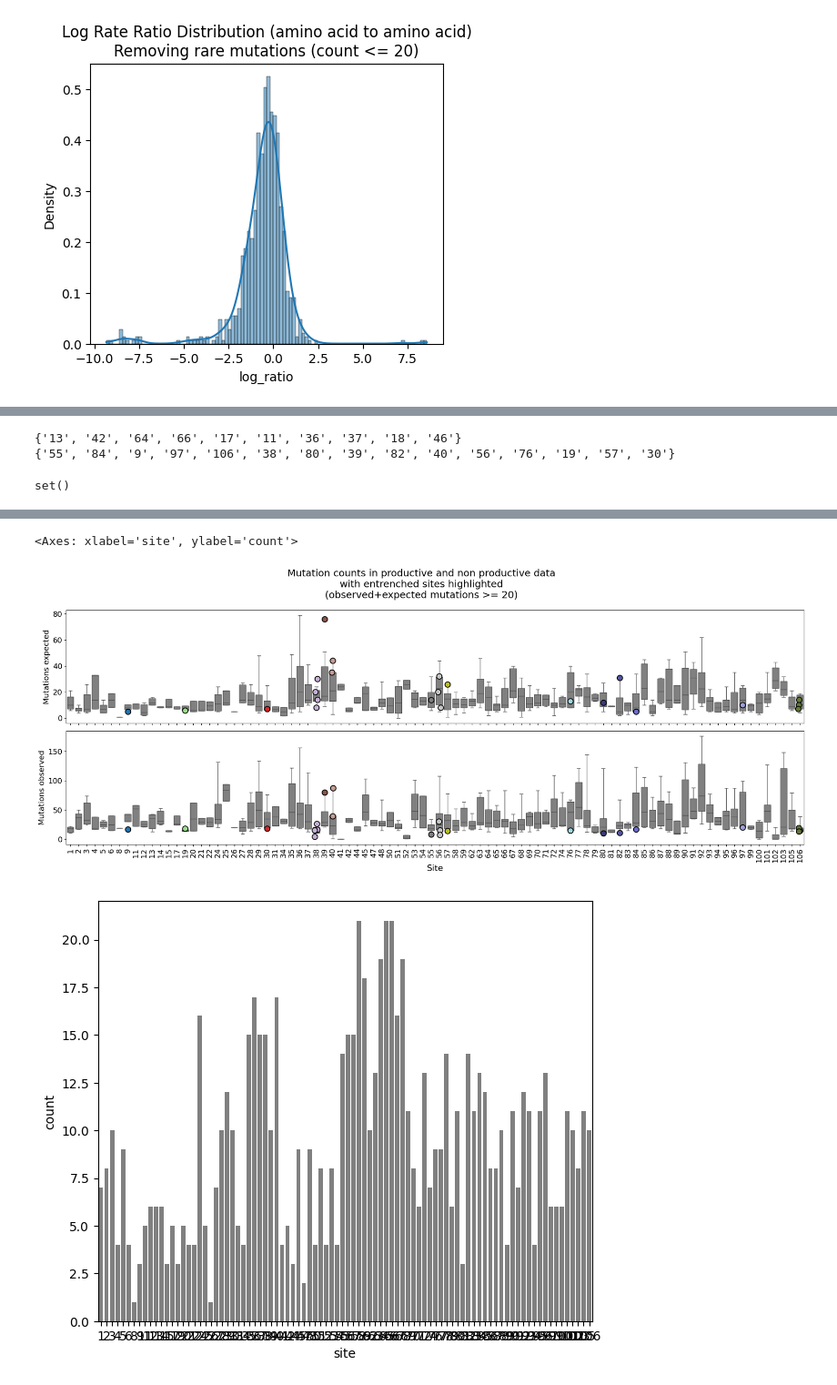
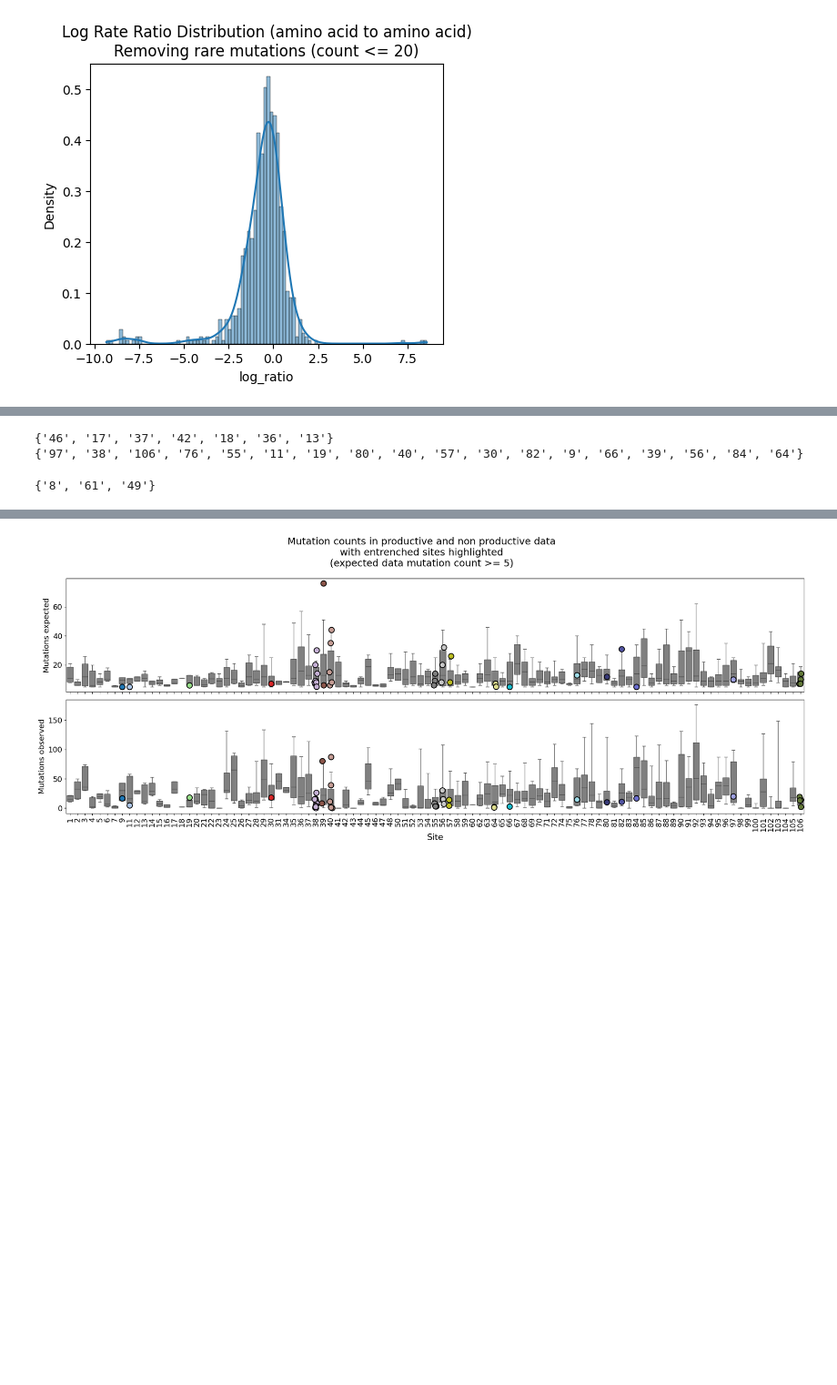
Before and after one commit to matsengrp/dasm-epistasis-experiments, a Jupyter notebook: rates_analysis_productive_non_productive_fix.ipynb, the cells around one changed output, grey strips where cells are left out. Shown at 91% size. Drawn from its saved outputs; the diff is of its cells as text; code cells hidden in the pictures; blank space fills up the shorter version.

```diff
--- a/rates_analysis_productive_non_productive_fix.ipynb
+++ b/rates_analysis_productive_non_productive_fix.ipynb
@@ -1216,6 +1206,6 @@ sns.countplot(compare_dasm_rates,
 # %%
 entrenched_sites_test = entrenched_compare_rates_dasm.site.drop_duplicates().sort_values().tolist()
-entrenched_sites_that_pass_filter_test = entrenched_compare_rates_dasm[entrenched_compare_rates_dasm.mutation_acquired_expected + entrenched_compare_rates_dasm.mutation_acquired_observed >= 20].site.drop_duplicates().sort_values()
+entrenched_sites_that_pass_filter_test = entrenched_compare_rates_dasm[(entrenched_compare_rates_dasm.mutation_acquired_expected >= 5) & (entrenched_compare_rates_dasm['mutcount_length_observed'] >= entrenched_compare_rates_dasm['mutcount_length_expected'])].site.drop_duplicates().sort_values()
 
 # find all sites that exist in entrenched_sites_test but not in entrenched_sites_that_pass_filter_test
 print(set(entrenched_sites_test) - set(entrenched_sites_that_pass_filter_test))
@@ -1223,18 +1213,18 @@ print(set(entrenched_sites_test) - set(entrenched_sites_that_pass_filter_test))
 # find all sites that exist in entrenched_sites_test and in entrenched_sites_that_pass_filter_test
 print(set(entrenched_sites_test) & set(entrenched_sites_that_pass_filter_test))
 # %% [output]
-{'13', '42', '64', '66', '17', '11', '36', '37', '18', '46'}
-{'55', '84', '9', '97', '106', '38', '80', '39', '82', '40', '56', '76', '19', '57', '30'}
+{'46', '17', '37', '42', '18', '36', '13'}
+{'97', '38', '106', '76', '55', '11', '19', '80', '40', '57', '30', '82', '9', '66', '39', '56', '84', '64'}
 # %%
-sites_that_lose_substitutions_to_filter = entrenched_compare_rates_dasm[entrenched_compare_rates_dasm.mutation_acquired_expected + entrenched_compare_rates_dasm.mutation_acquired_observed < 20].site.drop_duplicates().sort_values()
-all_sites = entrenched_compare_rates_dasm.site.drop_duplicates().sort_values()
+sites_that_keep_substitutions_after_filter = compare_dasm_rates[(compare_dasm_rates.mutation_acquired_expected >= 5) & (compare_dasm_rates['mutcount_length_observed'] >= compare_dasm_rates['mutcount_length_expected'])].site.drop_duplicates().sort_values()
+all_sites = compare_dasm_rates.site.drop_duplicates().sort_values()
 
 # find sites that do not lose substitutions to filtering
-print(set(all_sites) - set(sites_that_lose_substitutions_to_filter))
+print(set(all_sites) - set(sites_that_keep_substitutions_after_filter))
 # %% [output]
-set()
+{'8', '61', '49'}
 # %%
-# Correlate DASM selection factors with observed/expected rates for amino acid changes that pass filter observed+expected mutations >= 20
+# Correlate DASM selection factors with observed/expected rates for amino acid changes that pass filter (compare_dasm_rates['mutation_acquired_expected'] >= 5) & (compare_dasm_rates.one_mutation_away == True) & (compare_dasm_rates['mutcount_length_observed'] >= compare_dasm_rates['mutcount_length_expected'])
 
 dasm_summarized = aa_site_subs_selection_df_germline[aa_site_subs_selection_df_germline.is_germline_aa == True].groupby(['v_family', 'site', 'parent_aa', 'selection_factor_target_aa']).selection_factor.median().reset_index()
 
@@ -1247,8 +1237,8 @@ compare_dasm_rates['log_selection_factor'] = compare_dasm_rates['log_selection_f
 compare_dasm_rates['log_ratio'] = compare_dasm_rates['log_ratio'].clip(lower=-4, upper=2)
 
 # filter only sites with sufficient data, and one mutation away
-compare_dasm_rates = compare_dasm_rates[(compare_dasm_rates['mutation_acquired_observed'] + compare_dasm_rates['mutation_acquired_expected'] >= 20) & (compare_dasm_rates.one_mutation_away == True)]
-compare_dasm_rates = compare_dasm_rates[(compare_dasm_rates.one_mutation_away == True)]
+#compare_dasm_rates = compare_dasm_rates[(compare_dasm_rates['mutation_acquired_expected'] >= 5) & (compare_dasm_rates.one_mutation_away == True) & (compare_dasm_rates['mutcount_length_observed'] >= compare_dasm_rates['mutcount_length_expected'])]
+compare_dasm_rates = compare_dasm_rates[(compare_dasm_rates['mutation_acquired_expected'] >= 5) & (compare_dasm_rates.one_mutation_away == True)]
 
 
 
@@ -1287,6 +1277,9 @@ sns.scatterplot(data=entrenched_compare_rates_dasm,
 sns.regplot(data=compare_dasm_rates, x='log_ratio', y='log_selection_factor',
             scatter=False, line_kws={'linestyle': '--', 'color': 'black'})
 
+ax.axvline(0, color='black', linestyle=':', linewidth=1)
+ax.axhline(0, color='black', linestyle=':', linewidth=1)
+
 # Add legend
 plt.legend()
 plt.legend(bbox_to_anchor=(1.05, 1), loc='upper left', borderaxespad=0.)
@@ -1300,12 +1293,12 @@ if intercept >= 0:
 else:
     equation = f'y = {slope:.3f}x - {abs(intercept):.3f}'
 
-title = f'Comparison of Observed/Expected Rate Ratio vs DASM Selection Factor\n{equation}, R² = {r_squared:.3f}, n = {n}\n(observed+expected mutations >= 20)'
+title = f'Comparison of Observed/Expected Rate Ratio vs DASM Selection Factor\n{equation}, R² = {r_squared:.3f}, n = {n}\n(expected data mutation count >= 5 & observed length >= expected length)'
 plt.title(title)
 
 plt.tight_layout()
 plt.show()
-fig.savefig('figures/dasm_vs_rates_comparison_filtered_mut_greater_than_20.pdf', dpi=800)
+fig.savefig('figures/dasm_vs_rates_comparison_filtered_mut_greater_than_5.pdf', dpi=800)
 
 
 
@@ -1347,15 +1340,9 @@ ax[1].set_xlabel('Site', fontsize=16)
 ax[1].tick_params(axis='x', rotation=90)
 
 # Add title
-fig.suptitle('Mutation counts in productive and non productive data\nwith entrenched sites highlighted\n(observed+expected mutations >= 20)',
+fig.suptitle('Mutation counts in productive and non productive data\nwith entrenched sites highlighted\n(expected data mutation count >= 5)',
              fontsize=18, y=0.995)
 
 plt.tight_layout()
-fig.savefig('figures/rate_ratios_filtered_mut_greater_than_20.pdf', dpi=800)
-
-
-# figure of how much data per site
-fig, ax = plt.subplots(figsize=(7, 6))
-sns.countplot(compare_dasm_rates,
-              x='site', color='grey', ax=ax)
+fig.savefig('figures/rate_ratios_filtered_mut_greater_than_5.pdf', dpi=800)
 # %% [output]
@@ -1363,3 +1350 @@ sns.countplot(compare_dasm_rates,
-<Axes: xlabel='site', ylabel='count'>
-[figure, old version]
+[figure, new version]
-[figure, removed]
```
Also changed, not shown: parts of 4 cells of this notebook.
